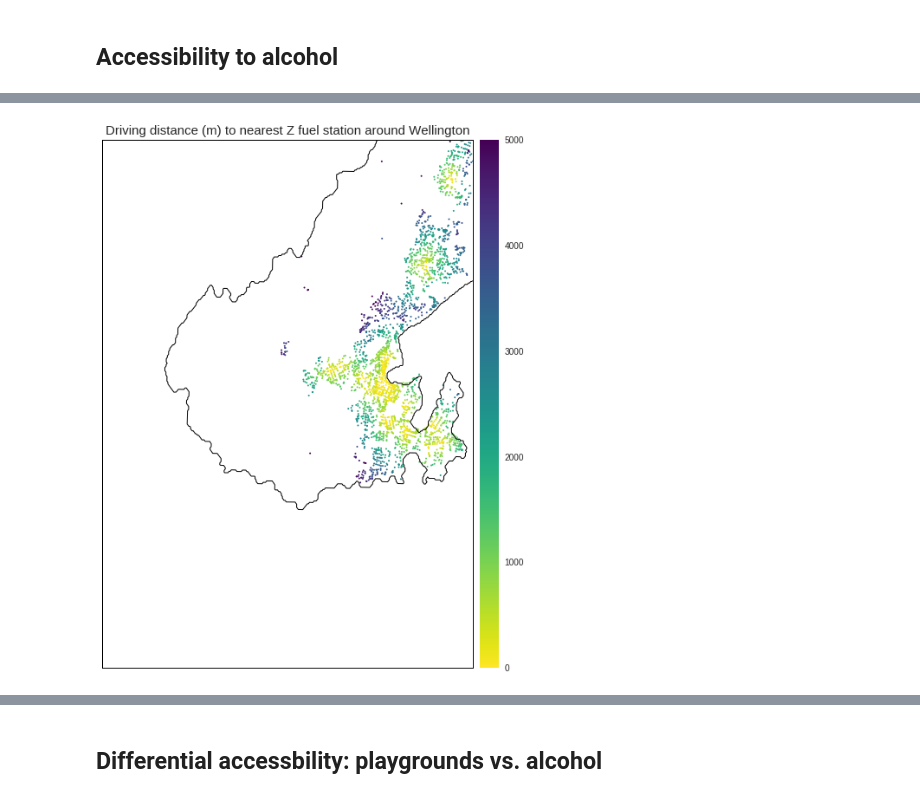
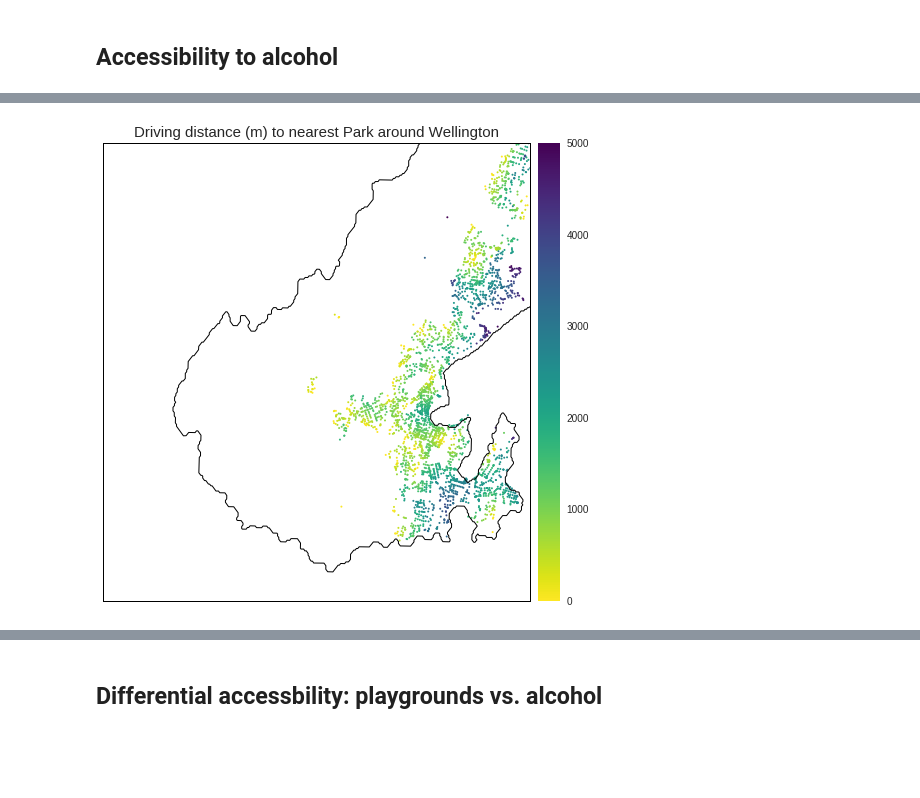
Before and after one commit to shriv/playground-pubs, a Jupyter notebook: Playgrounds vs Pubs.ipynb, the cells around one changed output, grey strips where cells are left out. Saved outputs shown, nothing was run; the diff lists cells and outputs as text; code cells hidden in the pictures; blank space fills up the shorter version.

```diff
--- a/Playgrounds vs Pubs.ipynb
+++ b/Playgrounds vs Pubs.ipynb
@@ -36,7 +53,7 @@ A key technical point is that [bounding box conventions do vary](https://wiki.op
 # %%
 # Define bounding box (W, S, E, N) for the area of Wellington we're interested in
 # Copied from http://boundingbox.klokantech.com/
-general_bbox = [174.57,-41.4552,174.84,-41.1527]
+general_bbox = [174.57,-41.38,174.84,-41.1527]
 
 # Separate out the bounding box list into 4 vertices.
 south = general_bbox[1]
@@ -46,6 +63,10 @@ east = general_bbox[2]
 
 # Set OSM bounding box
 osm_bbox = [south, west, north, east]
+
+# centroids of bounding box
+mean_lat = np.mean([north, south])
+mean_lon = np.mean([west, east])
 # %% [markdown]
 ## Create Query
 The following section creates a query to get fuel station data from Open Street Maps. The tags list can also be amended to get other amenities. The full list is [here](https://wiki.openstreetmap.org/wiki/Key:amenity). For example, we can easily get data for cafes and restaurants by adding these to the tags list.
@@ -133,14 +160,3 @@ map_alcohol
 [interactive output not drawn]
 # %% [markdown]
 # Get parks data
-# %%
-def getXY(pt):
-    return (pt.x, pt.y)
-
-wcc_parks = geopandas.read_file('zip://./data/WCC_Parks_and_Reserves.zip')
-wcc_parks['centroid'] = wcc_parks.centroid
-x,y = [list(t) for t in zip(*map(getXY, wcc_parks['centroid']))]
-park_pois = pd.DataFrame({'lat': x, 'lon': y})
-
-
-wcc_parks.plot()
@@ -150,15 +168,11 @@ wcc_parks.plot()
 # %%
+reload(dp)
 # Generate random sample data
-df = pd.DataFrame({'lon': np.random.normal(np.mean([west, east]), 0.05, size=(1000)),
-                   'lat': np.random.normal(np.mean([south, north]), 0.07, size=(1000))})
+df = pd.DataFrame({'lon': np.random.normal(mean_lon, 0.1, size=(1000)),
+                   'lat': np.random.normal(mean_lat, 0.1, size=(1000))})
 
-# create Geometry series with lat / longitude
-geometry = [Point(xy) for xy in zip(df.lon, df.lat)]
-
-df = df.drop(['lon', 'lat'], axis = 1)
-
-# Create GeoDataFrame
-points = geopandas.GeoDataFrame(df, crs=None, geometry=geometry)
+# create Geometry series with lat / longitudes
+points = dp.lat_lon_to_geopandas(df)
 
 # Find intersecting points with park polygons
 intersecting_points = []
@@ -171,5 +185,5 @@ for i  in range(len(wcc_parks)):
 intersecting_points = pd.concat(intersecting_points)
 
 # Create lat, lon POIS dataframe
-x,y = [list(t) for t in zip(*map(getXY, intersecting_points['geometry']))]
-park_set_pois = pd.DataFrame({'lon': x, 'lat': y})
+park_set_pois= dp.geopandas_to_lat_lon(intersecting_points, 'geometry')
+park_pois_df = dp.lat_lon_to_geopandas(park_set_pois)
@@ -227,6 +254,7 @@ Completed OSM data download and Pandana node and edge table creation in 13.40 se
 # %%
-# Plot driving accessibility for Z stations
-aa.plot_accessibility(network, alco_accessibility[n], osm_bbox,
+# Plot driving accessibility for Parks
+aa.plot_accessibility(network, park_accessibility[n], osm_bbox,
+                      amenity_type='Park', place_name='Wellington',
                       fig_kwargs=fig_kwargs, plot_kwargs=plot_kwargs, bmap_kwargs=bmap_kwargs)
 # %% [output]
-[figure, old version]
+[figure, new version]
```
Also changed, not shown: parts of 26 cells of this notebook, 1 other file.
